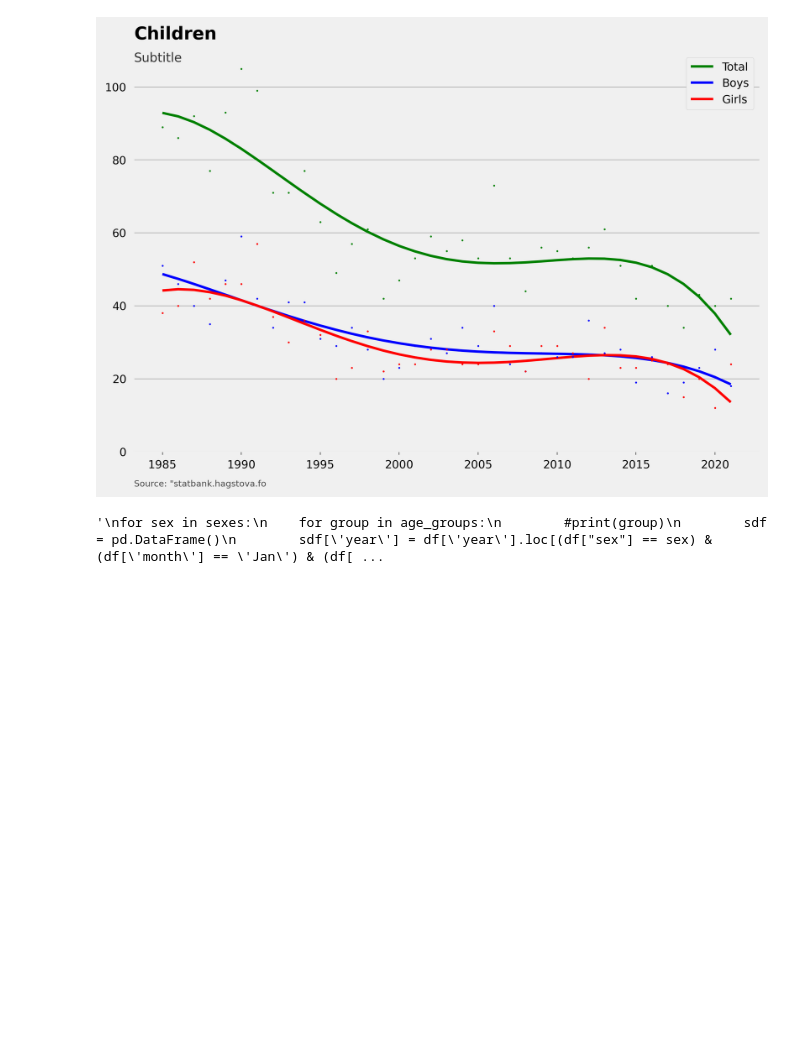
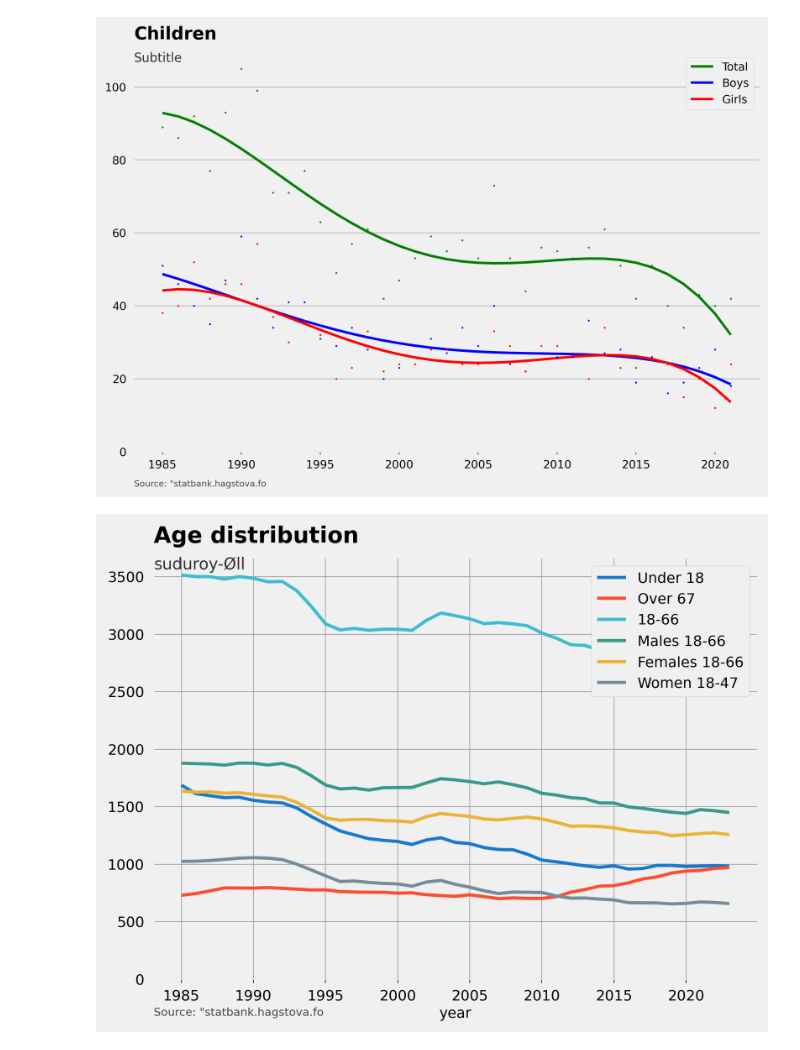
Before and after one commit to wentzlau/hagtol, a Jupyter notebook: fo_area_hagtol/fo_area_hagtol_folketal.ipynb, the cells around one changed output. Saved outputs shown, nothing was run; the diff lists cells and outputs as text; code cells hidden in the pictures; blank space fills up the shorter version.

Commit message:
update age distribution

```diff
--- a/fo_area_hagtol/fo_area_hagtol_folketal.ipynb
+++ b/fo_area_hagtol/fo_area_hagtol_folketal.ipynb
@@ -333,58 +333,73 @@ json_body = {
   }
 }
 
 
 
 sexes = ["Total (sex)","Males", "Females"]
 #sexes = ["Total (sex)"]
 changes = ["Jan"]
 age_groups = {
     "children": range(1,18),
     "pre school":[1,2,3,4,5],
     "primary school":[6,7,8,9,10,11,12,13,14,15,16],
     "gym":[17,18,19],
     "birth age": range(17,46),
     "working age": range(17,67),
     "old age": range(67,110)
 }
 
 
 json_body["query"][0]["selection"]["filter"] = filter
 json_body["query"][0]["selection"]["values"] = [value]
 
 df = dh.fetch_data("v1/en/H2/IB/IB01/fo_abgd_md.px", json_body, f"people-age-data-{region.value}-{municipality.value}")
 df['value']=pd.to_numeric(df['DATA'])
+df = df.drop(columns=['village/city', 'DATA'])
+
 #print(df)
+dfr = pd.DataFrame()
+#dfg['year'] = df['year'].loc[(df["sex"] == sex) & (df['month'] == 'Jan') & (df['age'] == "1 years" )].reset_index()['year']
 
-rdf = pd.DataFrame()
-rdf['year'] = df['year'].loc[(df["sex"] == "Males") & (df['month'] == 'Jan') & (df['age'] == "1 years" )].reset_index()['year']
+for group in age_groups:
+  filter_group = [str(x) + " years" for x in age_groups[group]]
+  dfg =  df[df["age"].isin(filter_group)].groupby(by=['sex', 'year'], as_index=False).sum()
+  dfg["sex"] = dfg["sex"].apply(lambda x: f"{x} {group}")
+  dfr = pd.concat([dfr, dfg], ignore_index=True)
+  #print(group)
+  #display(dfg)
+  #dfg =  df[df["age"].isin(filter_group)].groupby(by=['sex', 'year'], as_index=False)['value'].sum()
+  #print(f"{group}", dfg)
+  #dfg["sex"] = dfg["sex"].apply(lambda x: f"{x} {group}")
+
+#print(dfr)
+#display(dfr)
+#dfg = dfg.reindex(columns=["sex", "year"])
+dfp = pd.pivot_table(dfr, index='year', columns='sex', values = 'value')
+#dfgx = dfgx.reindex()
+dfp = dfp.reindex()
+#display(dfp)
+
+
+
+df_childhood_vs_old = dfp[["Total (sex) children", "Total (sex) old age", "Total (sex) working age", "Males working age", "Females working age", "Females birth age"]]
+#display(df_childhood_vs_old)
+
+ax = df_childhood_vs_old.plot(  figsize=(12,9), title="Tvøroyrar kommuna demographic development")
+plt.legend(['Under 18', 'Over 67', "18-66", "Males 18-66", "Females 18-66", "Women 18-47"])
+ph.format_plot(ax, "Age distribution", f"{region.value}-{municipality.value}")
+plt.show()
+
+
+#dfgx = dfg[dfg["month"].isin(["Jan"])]
+#from IPython.display import display, HTML
+
+#display(dfgx)
+
+#dfg.head()
+#rdf = pd.DataFrame()
+#rdf['year'] = df['year'].loc[(df["sex"] == "Males") & (df['month'] == 'Jan') & (df['age'] == "1 years" )].reset_index()['year']
 
 #xdf = df.groupby(['sex'])
 #xdf.head()
-
-"""
-for sex in sexes:
-    for group in age_groups:
-        #print(group)
-        sdf = pd.DataFrame()
-        sdf['year'] = df['year'].loc[(df["sex"] == sex) & (df['month'] == 'Jan') & (df['age'] == "1 years" )].reset_index()['year']
-        for year in age_groups[group]:
-            sdf[sex + " " + group + " " + str(year) ] = df['value'].loc[(df["sex"] == sex) & (df['month'] == 'Jan') & (df['age'] == str(year) + " years")].reset_index()['value']
-        with warnings.catch_warnings():
-          warnings.simplefilter('ignore')
-          sdf["sum"] = sdf.iloc[:, :len(age_groups[group]) + 1 ].sum(axis=1)
-        #print(sdf)
-        rdf[sex + " " + group] = sdf["sum"]
-#print(rdf.head())
-
-df_childhood = rdf[["year","Total (sex) pre school", "Total (sex) primary school", "Total (sex) gym"]]
-df_childhood_vs_old = rdf[["year","Total (sex) children", "Total (sex) old age", "Total (sex) working age", "Males working age", "Females working age", "Females birth age"]]
-
-
-ax = df_childhood_vs_old.plot( x='year', figsize=(12,9), title="Tvøroyrar kommuna demographic development")
-plt.legend(['Under 18', 'Over 67', "18-66", "Males 18-66", "Females 18-66", "Women 18-47"])
-ph.format_plot(ax, "Age distribution", f"{region.value}-{municipality.value}")
-plt.show()
-"""
 # %% [output]
-'\nfor sex in sexes:\n    for group in age_groups:\n        #print(group)\n        sdf = pd.DataFrame()\n        sdf[\'year\'] = df[\'year\'].loc[(df["sex"] == sex) & (df[\'month\'] == \'Jan\') & (df[ ...
+[figure, added]
```
